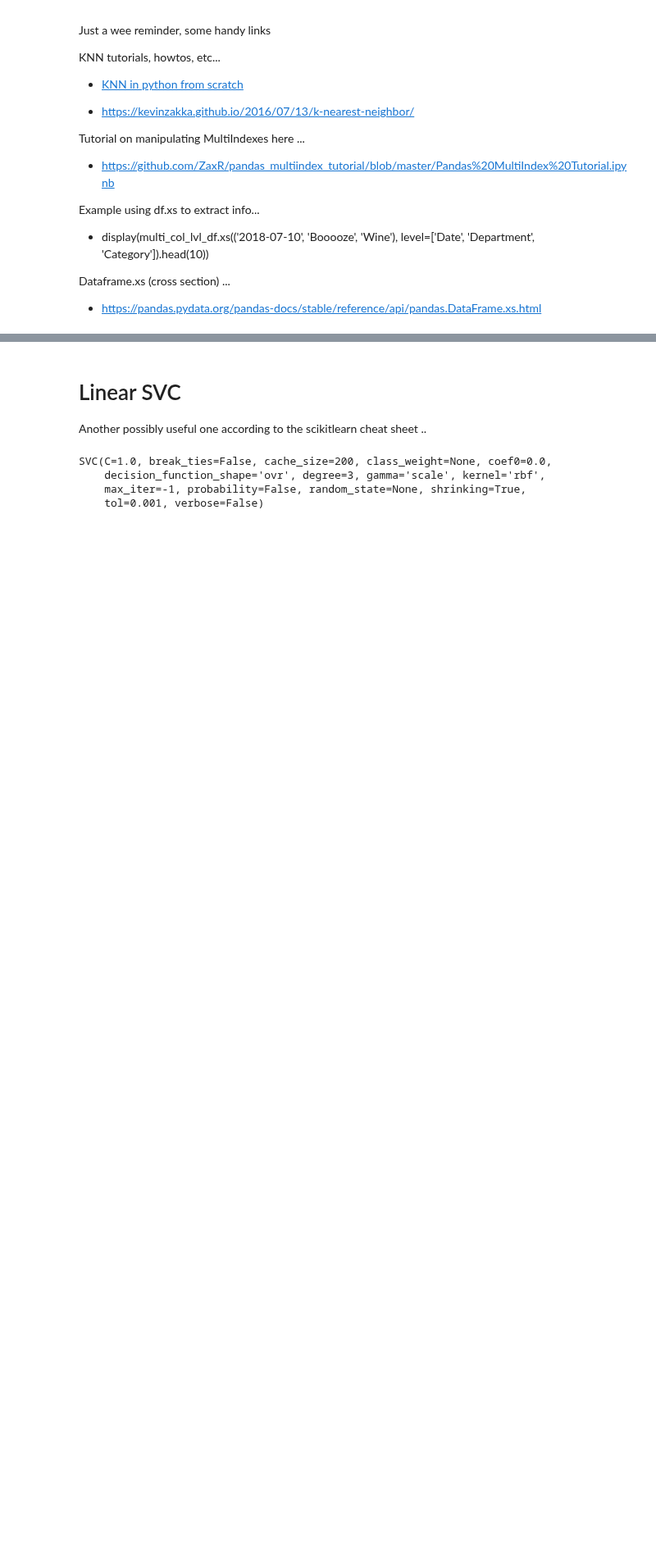
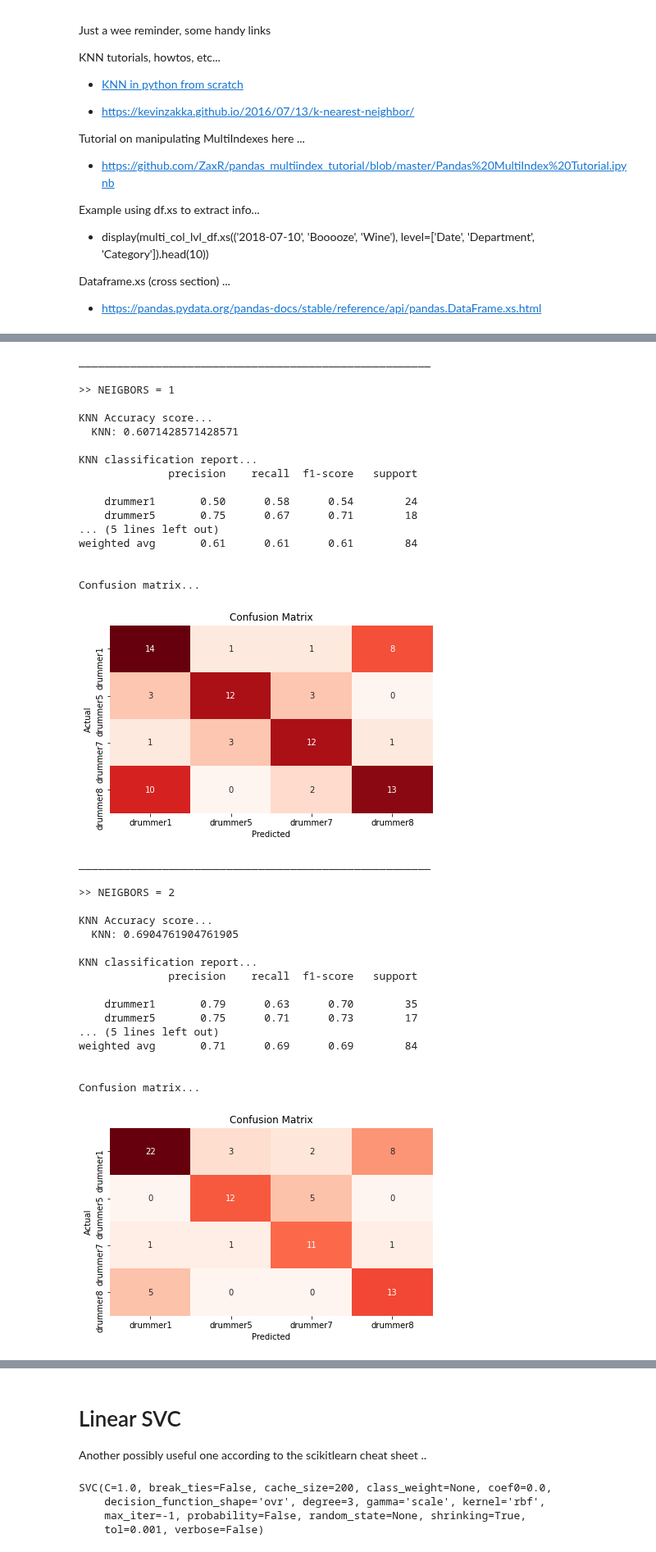
Before and after one commit to curtiscu/LYIT, a Jupyter notebook: ML_Models_2020_08_24.ipynb, the cells around one changed output, grey strips where cells are left out. Shown at 82% size. Cells and saved outputs as stored; diff of their text form; code cells hidden in the pictures; blank space fills up the shorter version.

```diff
--- a/ML_Models_2020_08_24.ipynb
+++ b/ML_Models_2020_08_24.ipynb
@@ -503,15 +343,0 @@ df1['beat_offset'].groupby([df1['bar_beat_number'], df1['note']]).describe()
-# %%
-#plt.figure(figsize=(26, 10))
-sns.set(style="ticks")
-f, ax = plt.subplots(figsize=(30, 10))
-
-graph = sns.boxplot(y='beat_offset', x='bar_beat_number',
-                 data=df1,
-                 palette="colorblind",
-                 hue='note')
-# Tweak the visual presentation
-ax.xaxis.grid(True)
-ax.yaxis.grid(True)
-
-graph.axhline(0, linestyle='--')
-plt.show()
@@ -1305,0 +662,7 @@ Confusion matrix...
+# %%
+N_s = [1, 2, 5, 9, 30]  # number of neighbors to test
+preds = []  # store results
+
+for i in N_s:
+  print('predicting n = {}'.format(i))
+  preds.append((i, KNN_predict(X_test, i) ))
@@ -1305,0 +675,47 @@ Confusion matrix...
+# %%
+# view results
+
+classes = np.unique(y)
+
+for i, p in preds:
+  print("\n_______________________________________________________")
+  print("\n>> NEIGBORS = {}".format(i))
+  KNN_results(p, y_test, classes)
+  c_matrix(p, y_test, classes)
+# %% [output]
+_______________________________________________________
+
+>> NEIGBORS = 1
+
+KNN Accuracy score...
+  KNN: 0.6071428571428571
+
+KNN classification report...
+              precision    recall  f1-score   support
+
+    drummer1       0.50      0.58      0.54        24
+    drummer5       0.75      0.67      0.71        18
+... (5 lines left out)
+weighted avg       0.61      0.61      0.61        84
+
+
+Confusion matrix...
+[figure, added]
+_______________________________________________________
+
+>> NEIGBORS = 2
+
+KNN Accuracy score...
+  KNN: 0.6904761904761905
+
+KNN classification report...
+              precision    recall  f1-score   support
+
+    drummer1       0.79      0.63      0.70        35
+    drummer5       0.75      0.71      0.73        17
+... (5 lines left out)
+weighted avg       0.71      0.69      0.69        84
+
+
+Confusion matrix...
+[figure, added]
```
Also changed, not shown: parts of 80 cells of this notebook.
